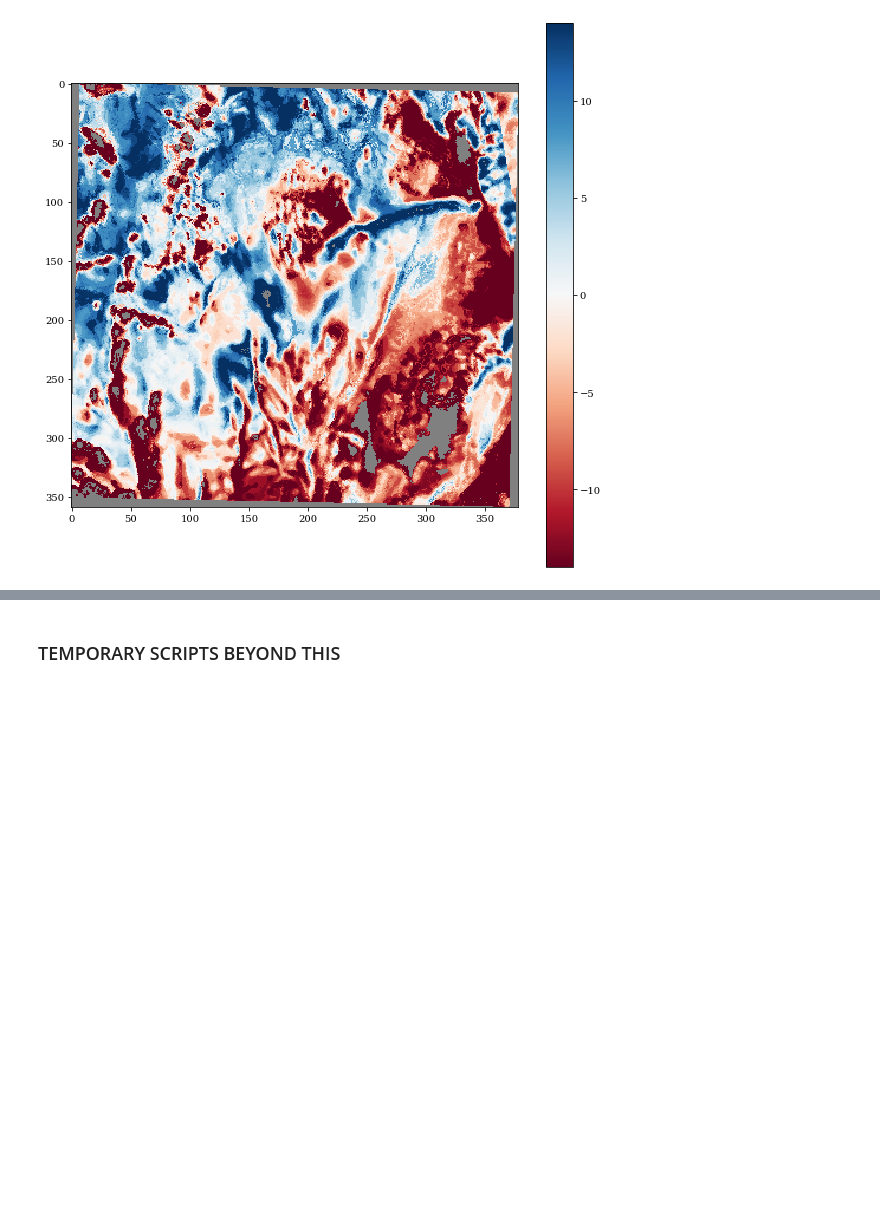
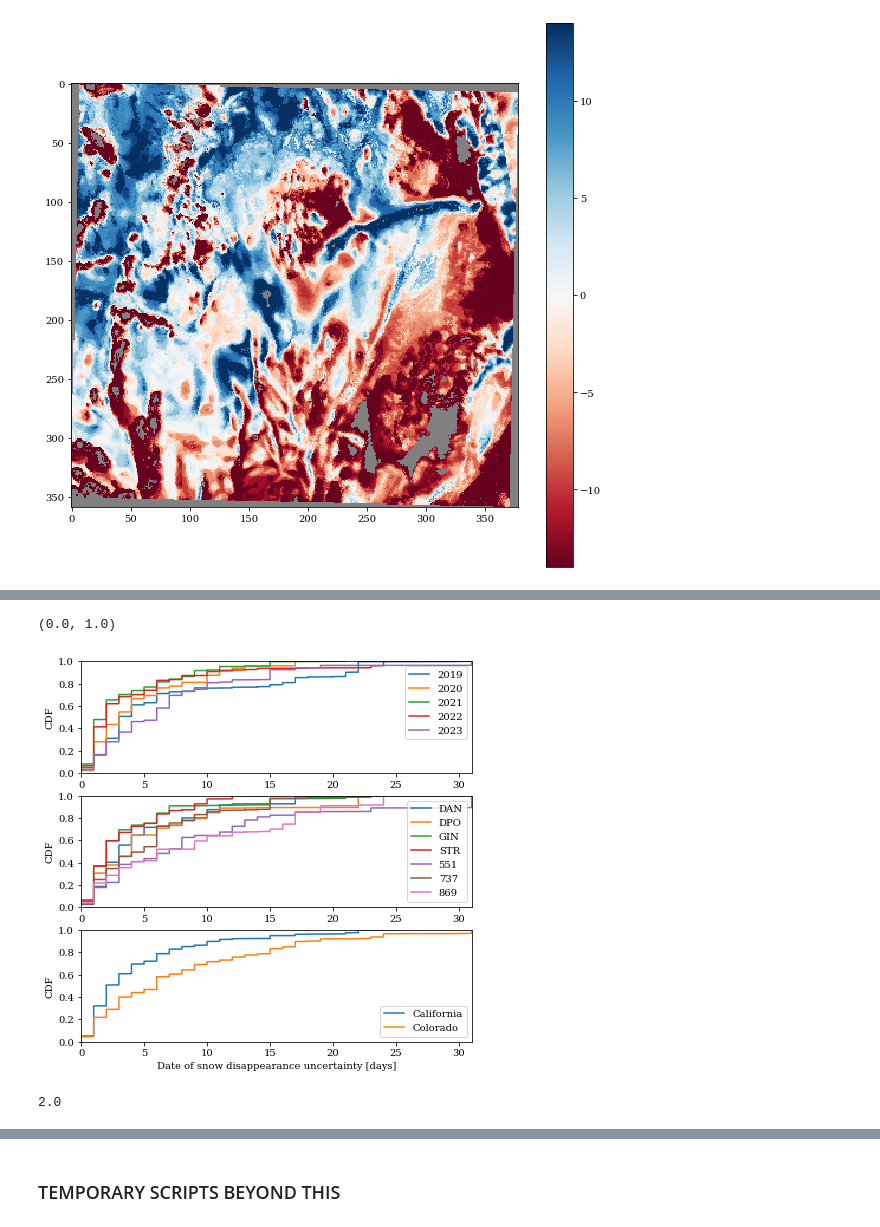
Before and after one commit to jupflug/CSDA_scripts, a Jupyter notebook: 3_process_DSD.ipynb, the cells around one changed output, grey strips where cells are left out. Saved outputs shown, nothing was run; the diff lists cells and outputs as text; code cells hidden in the pictures; blank space fills up the shorter version.

```diff
--- a/3_process_DSD.ipynb
+++ b/3_process_DSD.ipynb
@@ -548,0 +605,19 @@ STR
+# %%
+dom_holder = np.empty((len(DOMIDs),5,540000))
+dom_holder[:] = np.nan
+
+for domCount,DOMID in enumerate(DOMIDs):
+    print(DOMID)
+    uncertainty = np.load(base_direc+DOMID+'/self_classified/SCA/DSD_uncertain_saver.npy')
+
+    shpp = uncertainty.shape
+    uncertainty = uncertainty.reshape(shpp[0],shpp[1]*shpp[2])
+    shpp = uncertainty.shape
+    dom_holder[domCount,:,:shpp[1]] = uncertainty
+
+    # break
+
+sorted_indices = np.argsort(dom_holder, axis=2)
+dom_holder = np.take_along_axis(dom_holder, sorted_indices, axis=2)
+dom_holder[dom_holder < 0] = np.nan
+dom_holder[dom_holder > 31] = 31
@@ -548,0 +632,58 @@ STR
+# %%
+fg,ax = plt.subplots(3,1,figsize=(7,7))
+ax = np.ravel(ax)
+
+# # plot comparing across years
+new_dom = dom_holder.transpose([1,0,2])
+shpp = new_dom.shape
+new_dom = new_dom.reshape(shpp[0],shpp[1]*shpp[2])
+for idx in np.arange(shpp[0]):
+    x_vals = new_dom[idx,:]
+    x_vals = x_vals[~np.isnan(x_vals)]
+    x_vals = np.sort(x_vals)
+    ax[0].plot(x_vals,np.linspace(0,1,len(x_vals)))
+    # break
+
+ax[0].legend(['2019','2020','2021','2022','2023'])
+
+# # plot comparing across domains
+shpp = dom_holder.shape
+new_dom = dom_holder.reshape(shpp[0],shpp[1]*shpp[2])
+for idx in np.arange(shpp[0]):
+    x_vals = new_dom[idx,:]
+    x_vals = x_vals[~np.isnan(x_vals)]
+    x_vals = np.sort(x_vals)
+    ax[1].plot(x_vals,np.linspace(0,1,len(x_vals)))
+    # break
+
+ax[1].legend(DOMIDs)
+
+# # plot comparing CO and CA
+CA_data = np.ravel(dom_holder[:4,:,:])
+CO_data = np.ravel(dom_holder[4:,:,:])
+x_vals = CA_data[~np.isnan(CA_data)]
+x_vals = np.sort(x_vals)
+ax[2].plot(x_vals,np.linspace(0,1,len(x_vals)))
+x_vals = CO_data[~np.isnan(CO_data)]
+x_vals = np.sort(x_vals)
+ax[2].plot(x_vals,np.linspace(0,1,len(x_vals)))
+
+ax[2].legend(['California','Colorado'])
+
+ax[0].set_ylabel('CDF')
+ax[1].set_ylabel('CDF')
+ax[2].set_ylabel('CDF')
+ax[2].set_xlabel('Date of snow disappearance uncertainty [days]')
+ax[0].set_xlim([0,31])
+ax[1].set_xlim([0,31])
+ax[2].set_xlim([0,31])
+ax[0].set_ylim([0,1])
+ax[1].set_ylim([0,1])
+ax[2].set_ylim([0,1])
+# %% [output]
+(0.0, 1.0)
+[figure, added]
+# %%
+np.nanmedian(CA_data)
+# %% [output]
+2.0
```
Also changed, not shown: parts of 15 cells of this notebook, 2 other files.
